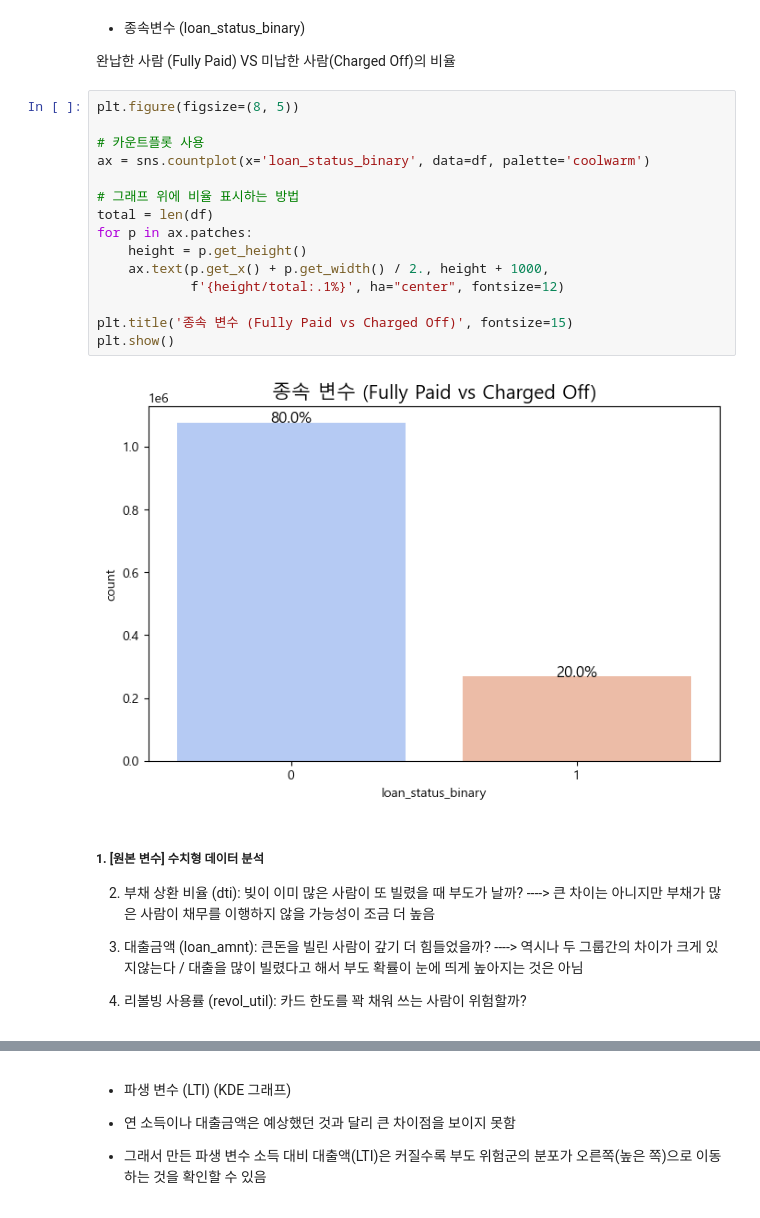
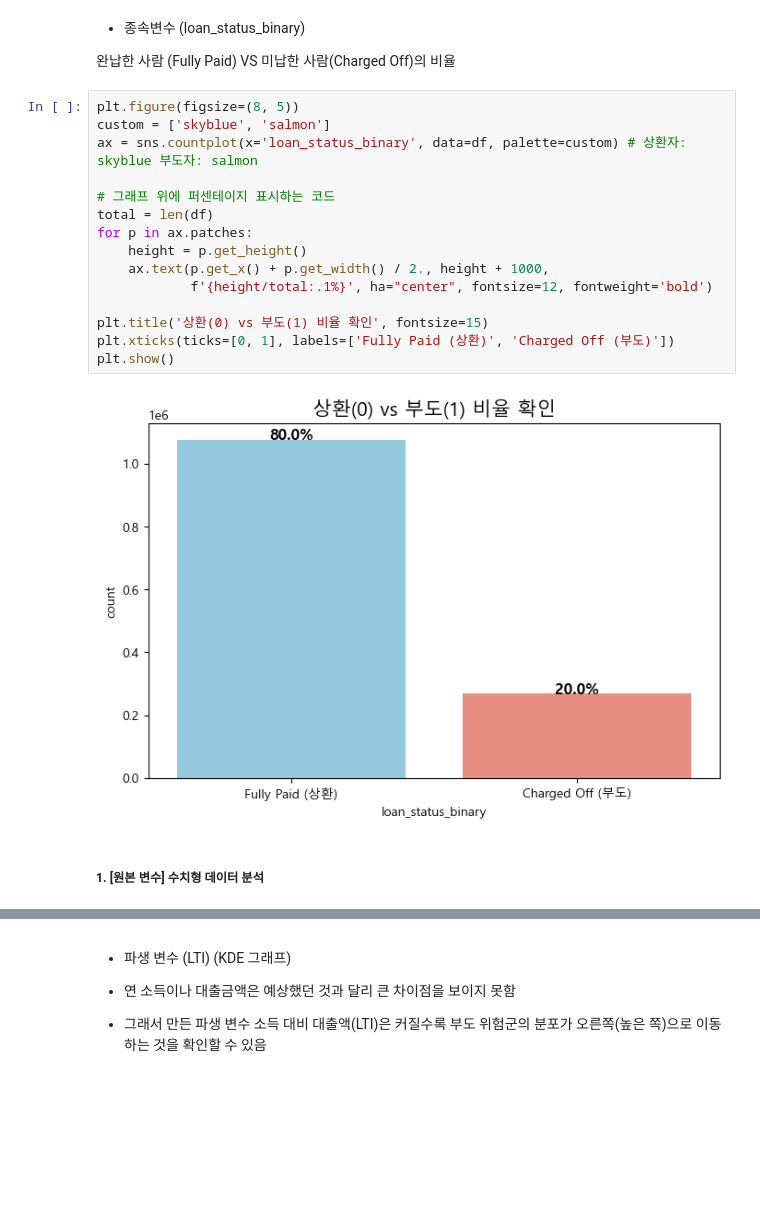
Before and after one commit to urinamu10/LendingClub, a Jupyter notebook: 3. EDA 분석.ipynb, the cells around one changed output, grey strips where cells are left out. Drawn from its saved outputs; the diff is of its cells as text; blank space fills up the shorter version.

```diff
--- a/3. EDA 분석.ipynb
+++ b/3. EDA 분석.ipynb
@@ -261,27 +260,20 @@ df[['loan_status_binary', 'LTI', 'grade_num', 'term_num', 'map_home_ownership']]
 완납한 사람 (Fully Paid) VS 미납한 사람(Charged Off)의 비율
 # %%
 plt.figure(figsize=(8, 5))
+custom = ['skyblue', 'salmon']
+ax = sns.countplot(x='loan_status_binary', data=df, palette=custom) # 상환자: skyblue 부도자: salmon
 
-# 카운트플롯 사용
-ax = sns.countplot(x='loan_status_binary', data=df, palette='coolwarm')
-
-# 그래프 위에 비율 표시하는 방법
+# 그래프 위에 퍼센테이지 표시하는 코드
 total = len(df)
 for p in ax.patches:
     height = p.get_height()
     ax.text(p.get_x() + p.get_width() / 2., height + 1000,
-            f'{height/total:.1%}', ha="center", fontsize=12)
+            f'{height/total:.1%}', ha="center", fontsize=12, fontweight='bold')
 
-plt.title('종속 변수 (Fully Paid vs Charged Off)', fontsize=15)
+plt.title('상환(0) vs 부도(1) 비율 확인', fontsize=15)
+plt.xticks(ticks=[0, 1], labels=['Fully Paid (상환)', 'Charged Off (부도)'])
 plt.show()
 # %% [output]
-[figure, old version]
+[figure, new version]
 # %% [markdown]
 ##### 1. [원본 변수] 수치형 데이터 분석
-
-2. 부채 상환 비율 (dti): 빚이 이미 많은 사람이 또 빌렸을 때 부도가 날까?   ----> 큰 차이는 아니지만 부채가 많은 사람이 채무를 이행하지 않을 가능성이 조금 더 높음
-
-
-4. 대출금액 (loan_amnt): 큰돈을 빌린 사람이 갚기 더 힘들었을까? ----> 역시나 두 그룹간의 차이가 크게 있지않는다 / 대출을 많이 빌렸다고 해서 부도 확률이 눈에 띄게 높아지는 것은 아님
-
-5. 리볼빙 사용률 (revol_util): 카드 한도를 꽉 채워 쓰는 사람이 위험할까?
```
Also changed, not shown: parts of 58 cells of this notebook, 1 other file.
